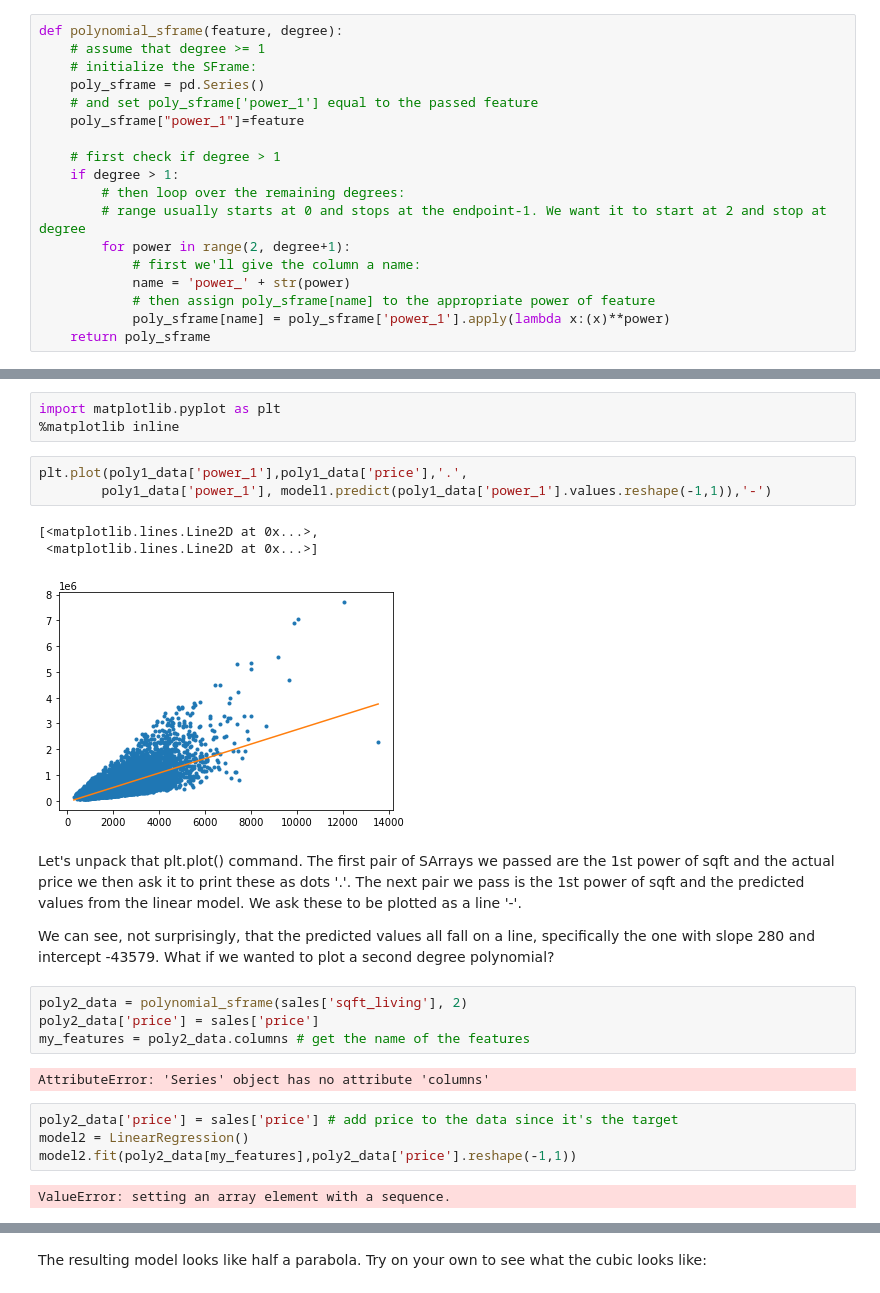
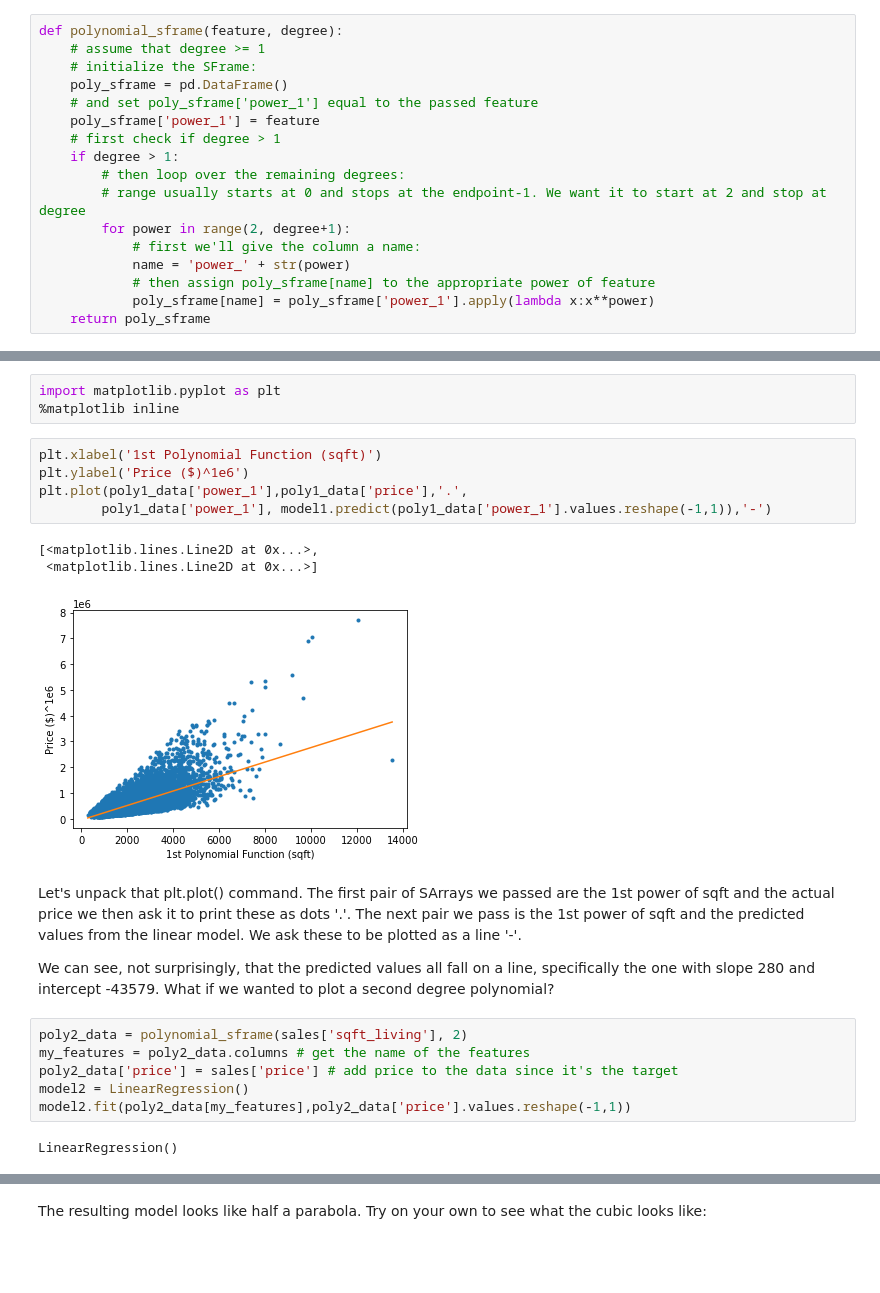
Before and after one commit to albertovpd/machine_learning_specialization_washington_university, a Jupyter notebook: course_tasks/c3_regression-w3_quizz_1-exploring_variance_bias_tradeoff.ipynb, the cells around one changed output, grey strips where cells are left out. Cells and saved outputs as stored; diff of their text form; blank space fills up the shorter version.

```diff
--- a/course_tasks/c3_regression-w3_quizz_1-exploring_variance_bias_tradeoff.ipynb
+++ b/course_tasks/c3_regression-w3_quizz_1-exploring_variance_bias_tradeoff.ipynb
@@ -53,10 +53,9 @@ Using the hints above complete the following function to create an SFrame consis
 def polynomial_sframe(feature, degree):
     # assume that degree >= 1
     # initialize the SFrame:
-    poly_sframe = pd.Series()
+    poly_sframe = pd.DataFrame()
     # and set poly_sframe['power_1'] equal to the passed feature
-    poly_sframe["power_1"]=feature
-
+    poly_sframe['power_1'] = feature
     # first check if degree > 1
     if degree > 1:
         # then loop over the remaining degrees:
@@ -65,7 +64,7 @@ def polynomial_sframe(feature, degree):
             # first we'll give the column a name:
             name = 'power_' + str(power)
             # then assign poly_sframe[name] to the appropriate power of feature
-            poly_sframe[name] = poly_sframe['power_1'].apply(lambda x:(x)**power)
+            poly_sframe[name] = poly_sframe['power_1'].apply(lambda x:x**power)
     return poly_sframe
 # %% [markdown]
 To test your function consider the smaller tmp variable and what you would expect the outcome of the following call:
@@ -138,25 +137,23 @@ intercept =  [-43580.74309447]
 import matplotlib.pyplot as plt
 %matplotlib inline
 # %%
+plt.xlabel('1st Polynomial Function (sqft)')
+plt.ylabel('Price ($)^1e6')
 plt.plot(poly1_data['power_1'],poly1_data['price'],'.',
         poly1_data['power_1'], model1.predict(poly1_data['power_1'].values.reshape(-1,1)),'-')
 # %% [output]
 [<matplotlib.lines.Line2D at 0x...>,
  <matplotlib.lines.Line2D at 0x...>]
-[figure, old version]
+[figure, new version]
 # %% [markdown]
 Let's unpack that plt.plot() command. The first pair of SArrays we passed are the 1st power of sqft and the actual price we then ask it to print these as dots '.'. The next pair we pass is the 1st power of sqft and the predicted values from the linear model. We ask these to be plotted as a line '-'.
 
 We can see, not surprisingly, that the predicted values all fall on a line, specifically the one with slope 280 and intercept -43579. What if we wanted to plot a second degree polynomial?
 # %%
 poly2_data = polynomial_sframe(sales['sqft_living'], 2)
-poly2_data['price'] = sales['price']
 my_features = poly2_data.columns # get the name of the features
+poly2_data['price'] = sales['price'] # add price to the data since it's the target
+model2 = LinearRegression()
+model2.fit(poly2_data[my_features],poly2_data['price'].values.reshape(-1,1))
 # %% [output]
-AttributeError: 'Series' object has no attribute 'columns'
+LinearRegression()
-# %%
-poly2_data['price'] = sales['price'] # add price to the data since it's the target
-model2 = LinearRegression()
-model2.fit(poly2_data[my_features],poly2_data['price'].reshape(-1,1))
-# %% [output]
-ValueError: setting an array element with a sequence.
```
Also changed, not shown: parts of 16 cells of this notebook.
